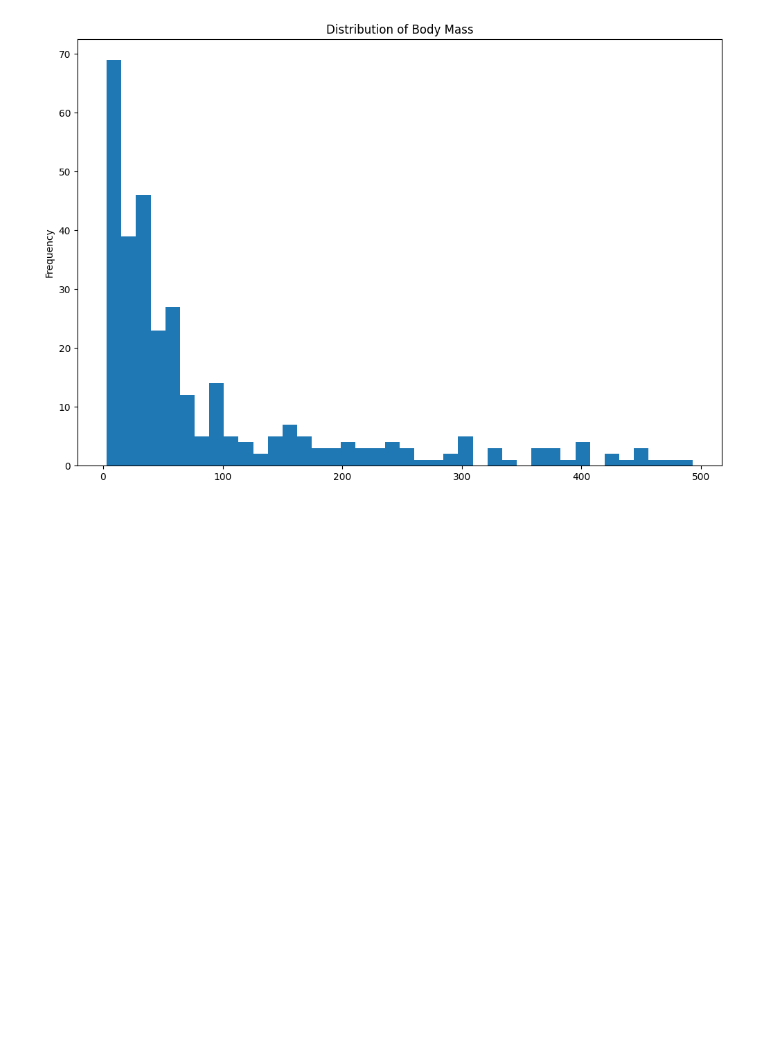
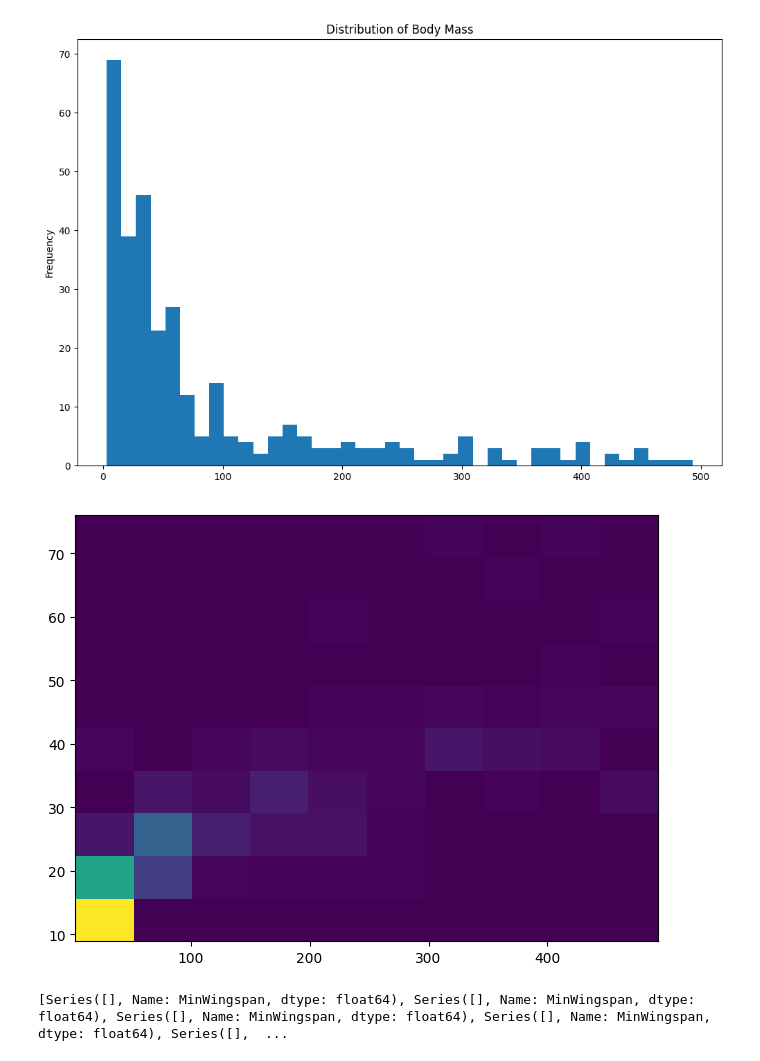
Before and after one commit to HABUDANHAYABK/ArewaDS-Machine-Learning, a Jupyter notebook: Data-Visualizations/Visualization-quantities/notebook.ipynb, the cells around one changed output. Saved outputs shown, nothing was run; the diff lists cells and outputs as text; code cells hidden in the pictures; blank space fills up the shorter version.

Commit message:
visualization of quanties

```diff
--- a/Data-Visualizations/Visualization-quantities/notebook.ipynb
+++ b/Data-Visualizations/Visualization-quantities/notebook.ipynb
@@ -79,3 +79,18 @@ plt.show()
 # %% [output]
 443 319
 [figure]
+# %%
+x = filteredbirds['MaxBodyMass']
+y = filteredbirds['MaxLength']
+
+fig, ax = plt.subplots(tight_layout = True)
+hist = ax.hist2d(x, y)
+# %% [output]
+[figure, added]
+# %%
+cs = filteredbirds.ConservationStatus.unique().tolist()
+flb = []
+for c in cs:
+  flb.append(filteredbirds.loc[filteredbirds.ConservationStatus=='{c}', 'MinWingspan'])
+# %% [output]
+[Series([], Name: MinWingspan, dtype: float64), Series([], Name: MinWingspan, dtype: float64), Series([], Name: MinWingspan, dtype: float64), Series([], Name: MinWingspan, dtype: float64), Series([],  ...
```
Also changed, not shown: parts of 8 cells of this notebook.
